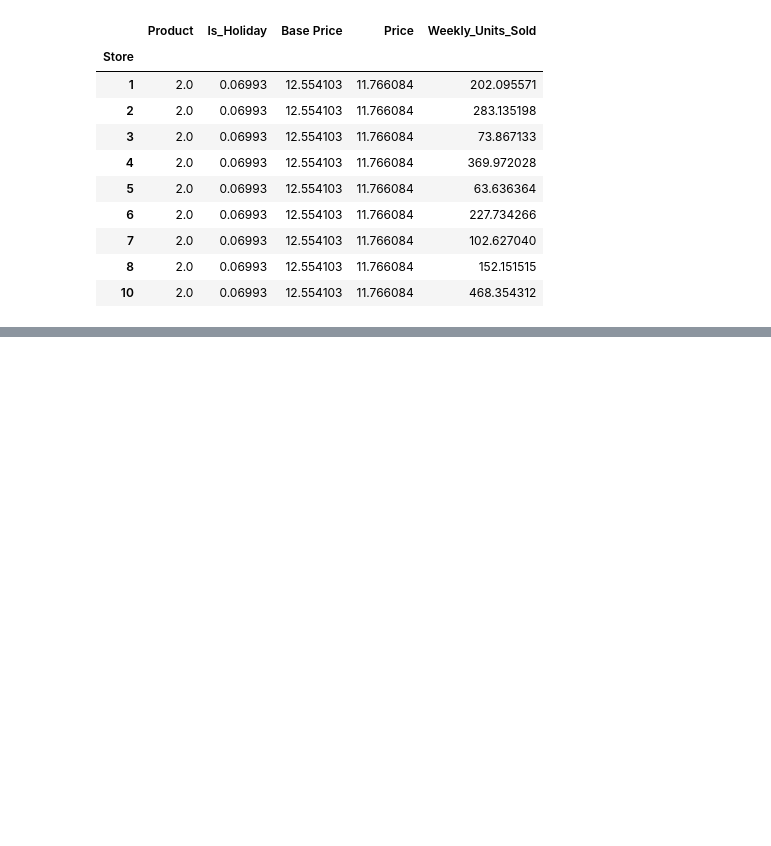
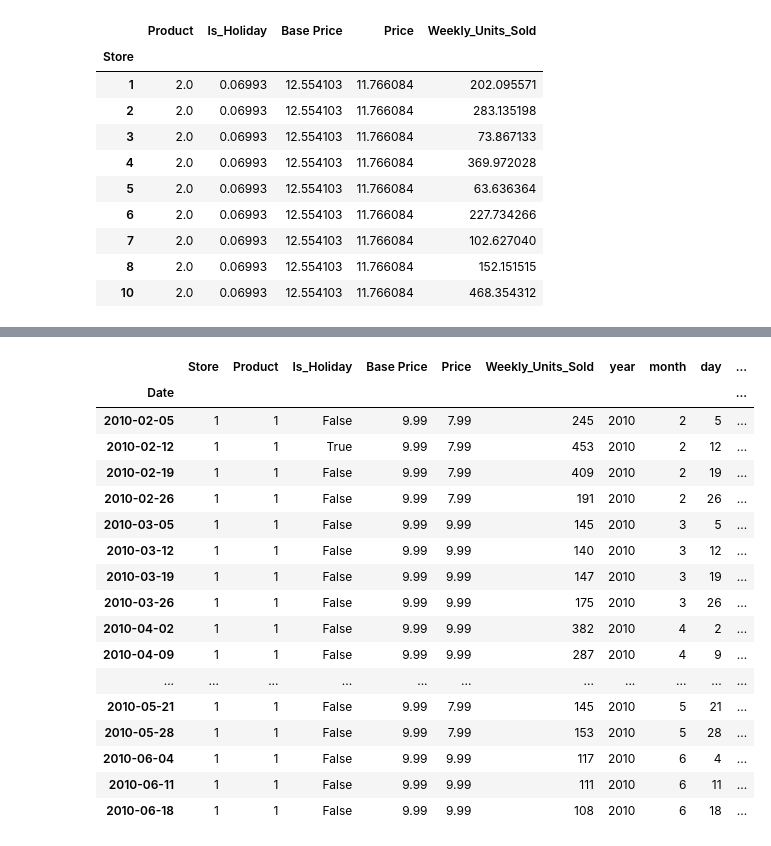
Before and after one commit to michellejm/PricingTutorial, a Jupyter notebook: Tutorial.ipynb, the cells around one changed output, grey strips where cells are left out. Cells and saved outputs as stored; diff of their text form; code cells hidden in the pictures; blank space fills up the shorter version.

```diff
--- a/Tutorial.ipynb
+++ b/Tutorial.ipynb
@@ -5,6 +5,11 @@ My goal is to learn how to apply time series to questions around pricing
 # %%
 import pandas as pd
 import numpy as np
+import matplotlib.pyplot as plt
+
+from statsmodels.distributions.empirical_distribution import ECDF
+
+pd.set_option('display.max_columns', 50)
 # %%
 df = pd.read_csv("Sales_Product_Price_by_Store.csv")
 # %% [markdown]
@@ -52,0 +76,21 @@ df.groupby(['Store']).mean()
+# %%
+df.head(20)
+# %% [output]
+|  | Store | Product | Is_Holiday | Base Price | Price | Weekly_Units_Sold | year | month | day | ... |
+| Date |  |  |  |  |  |  |  |  |  | ... |
+| 2010-02-05 | 1 | 1 | False | 9.99 | 7.99 | 245 | 2010 | 2 | 5 | ... |
+| 2010-02-12 | 1 | 1 | True | 9.99 | 7.99 | 453 | 2010 | 2 | 12 | ... |
+| 2010-02-19 | 1 | 1 | False | 9.99 | 7.99 | 409 | 2010 | 2 | 19 | ... |
+| 2010-02-26 | 1 | 1 | False | 9.99 | 7.99 | 191 | 2010 | 2 | 26 | ... |
+| 2010-03-05 | 1 | 1 | False | 9.99 | 9.99 | 145 | 2010 | 3 | 5 | ... |
+| 2010-03-12 | 1 | 1 | False | 9.99 | 9.99 | 140 | 2010 | 3 | 12 | ... |
+| 2010-03-19 | 1 | 1 | False | 9.99 | 9.99 | 147 | 2010 | 3 | 19 | ... |
+| 2010-03-26 | 1 | 1 | False | 9.99 | 9.99 | 175 | 2010 | 3 | 26 | ... |
+| 2010-04-02 | 1 | 1 | False | 9.99 | 9.99 | 382 | 2010 | 4 | 2 | ... |
+| 2010-04-09 | 1 | 1 | False | 9.99 | 9.99 | 287 | 2010 | 4 | 9 | ... |
+| ... | ... | ... | ... | ... | ... | ... | ... | ... | ... | ... |
+| 2010-05-21 | 1 | 1 | False | 9.99 | 7.99 | 145 | 2010 | 5 | 21 | ... |
+| 2010-05-28 | 1 | 1 | False | 9.99 | 7.99 | 153 | 2010 | 5 | 28 | ... |
+| 2010-06-04 | 1 | 1 | False | 9.99 | 9.99 | 117 | 2010 | 6 | 4 | ... |
+| 2010-06-11 | 1 | 1 | False | 9.99 | 9.99 | 111 | 2010 | 6 | 11 | ... |
+| 2010-06-18 | 1 | 1 | False | 9.99 | 9.99 | 108 | 2010 | 6 | 18 | ... |
```
Also changed, not shown: parts of 7 cells of this notebook.
